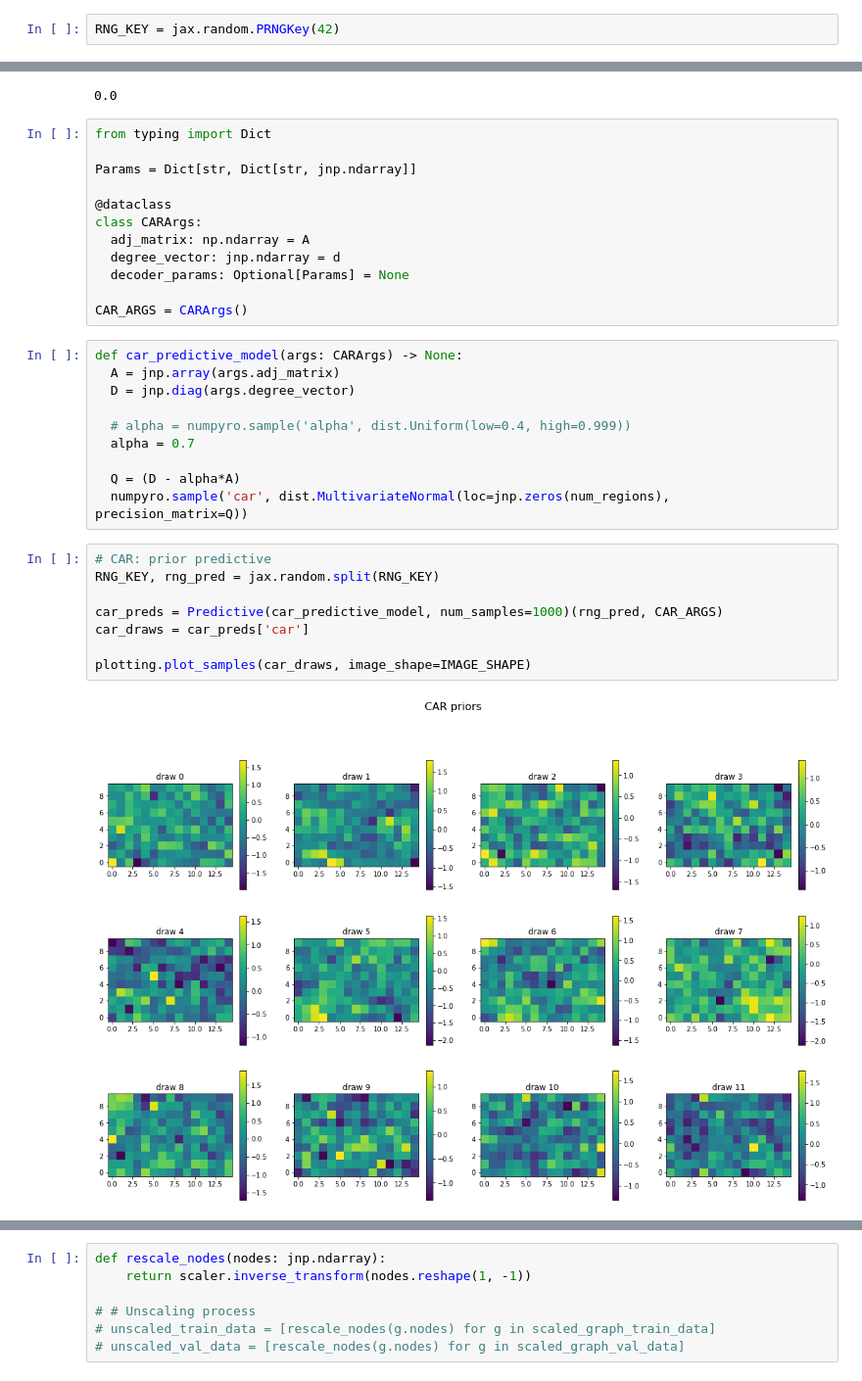
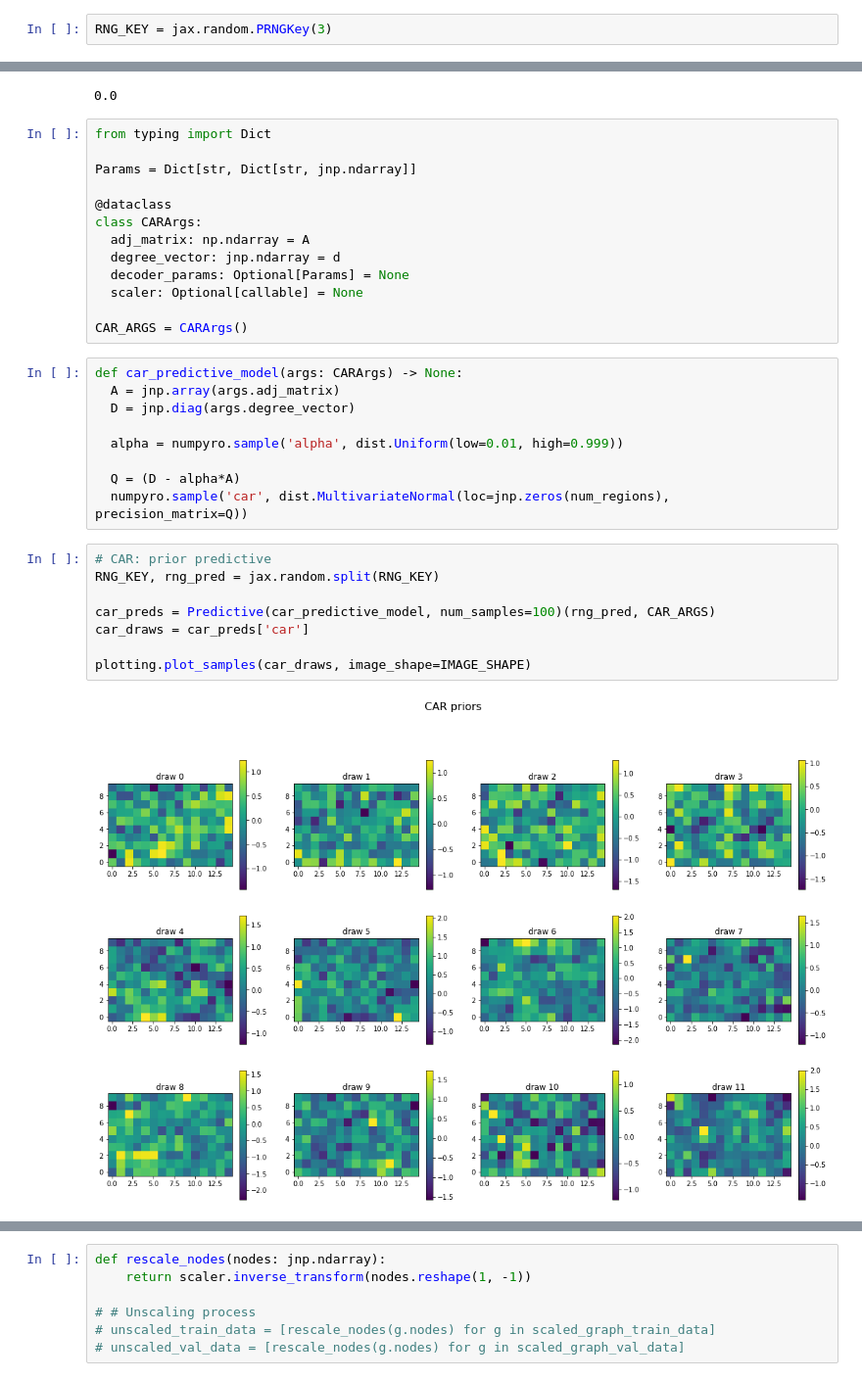
Before and after one commit to salfaris/PriorVGAE, a Jupyter notebook: car_PriorVGAE_using_no_flatten.ipynb, the cells around one changed output, grey strips where cells are left out. Shown at 98% size. Cells and saved outputs as stored; diff of their text form.

```diff
--- a/car_PriorVGAE_using_no_flatten.ipynb
+++ b/car_PriorVGAE_using_no_flatten.ipynb
@@ -31,7 +31,7 @@ print(f"Numpyro version: {numpyro.__version__}")
 JAX version: 0.3.13
 Numpyro version: 0.9.2
 # %%
-RNG_KEY = jax.random.PRNGKey(42)
+RNG_KEY = jax.random.PRNGKey(3)
 # %%
 IMAGE_SHAPE = (15, 10)
 
@@ -54,6 +54,7 @@ class CARArgs:
   adj_matrix: np.ndarray = A
   degree_vector: jnp.ndarray = d
   decoder_params: Optional[Params] = None
+  scaler: Optional[callable] = None
 
 CAR_ARGS = CARArgs()
 # %%
@@ -61,19 +62,18 @@ def car_predictive_model(args: CARArgs) -> None:
   A = jnp.array(args.adj_matrix)
   D = jnp.diag(args.degree_vector)
 
-  # alpha = numpyro.sample('alpha', dist.Uniform(low=0.4, high=0.999))
-  alpha = 0.7
+  alpha = numpyro.sample('alpha', dist.Uniform(low=0.01, high=0.999))
 
   Q = (D - alpha*A)
   numpyro.sample('car', dist.MultivariateNormal(loc=jnp.zeros(num_regions), precision_matrix=Q))
 # %%
 # CAR: prior predictive
 RNG_KEY, rng_pred = jax.random.split(RNG_KEY)
 
-car_preds = Predictive(car_predictive_model, num_samples=1000)(rng_pred, CAR_ARGS)
+car_preds = Predictive(car_predictive_model, num_samples=100)(rng_pred, CAR_ARGS)
 car_draws = car_preds['car']
 
 plotting.plot_samples(car_draws, image_shape=IMAGE_SHAPE)
 # %% [output]
-[figure, old version]
+[figure, new version]
 # %%
```
Also changed, not shown: parts of 38 cells of this notebook, 1 other file.
